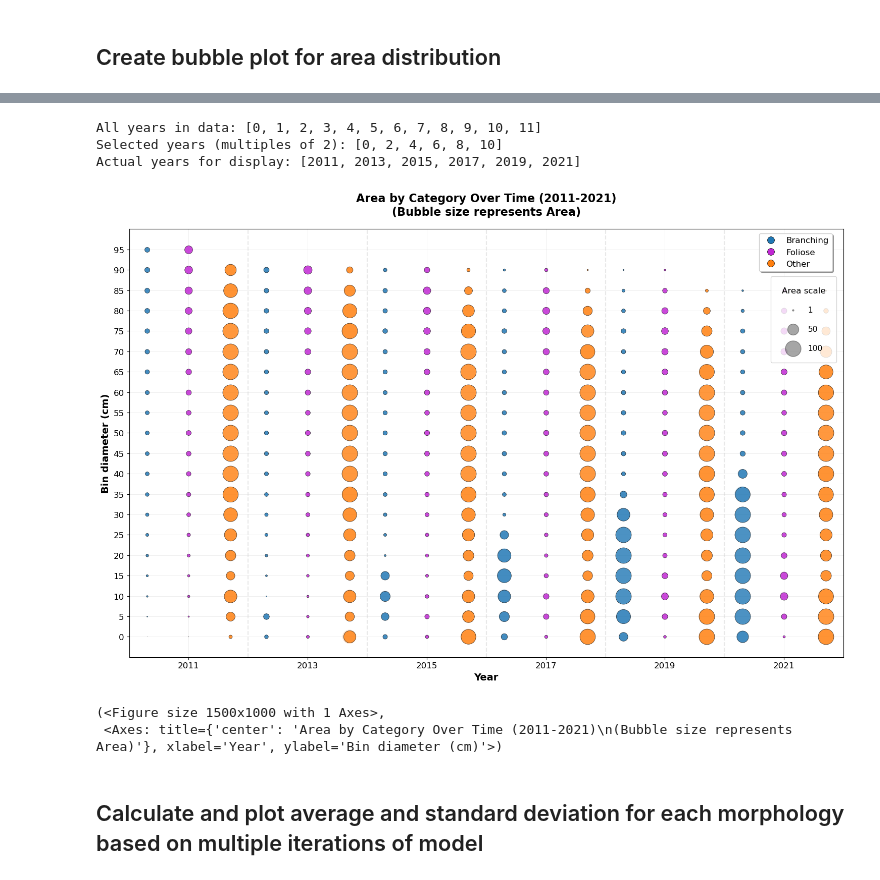
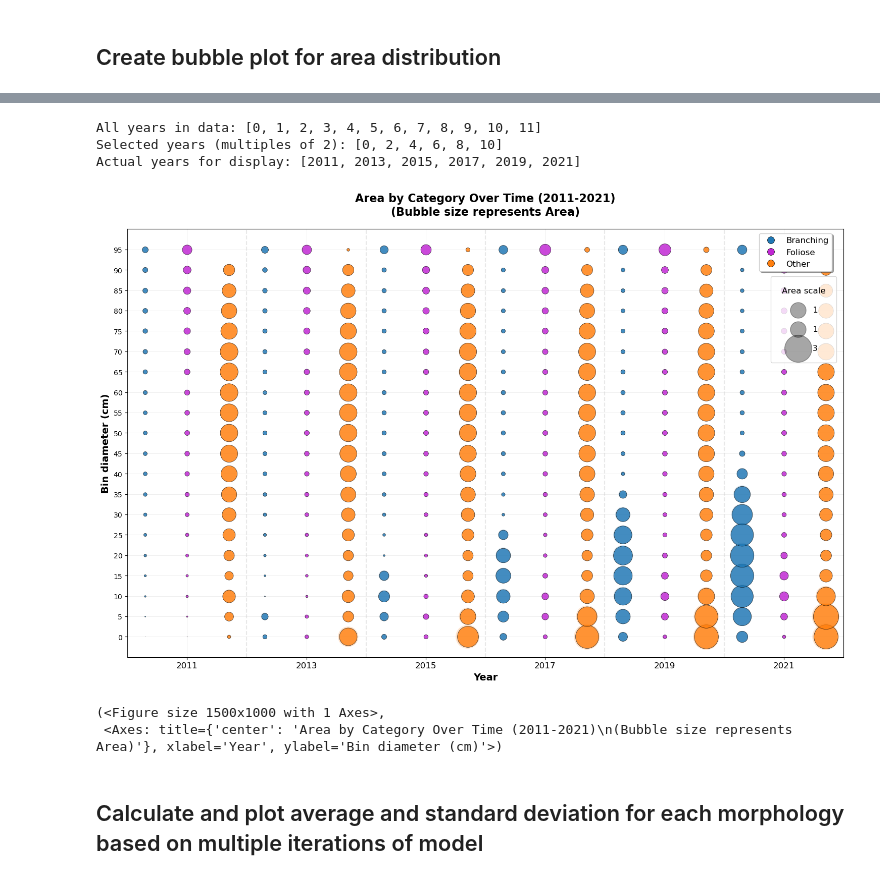
Before and after one commit to katyaov/Coral-Model-Public, a Jupyter notebook: 4.1 Myrmidon Happy reef/Coral_model.ipynb, the cells around one changed output, grey strips where cells are left out. Saved outputs shown, nothing was run; the diff lists cells and outputs as text; code cells hidden in the pictures.

```diff
--- a/4.1 Myrmidon Happy reef/Coral_model.ipynb
+++ b/4.1 Myrmidon Happy reef/Coral_model.ipynb
@@ -339,11 +272,6 @@ display(styler)
 # %% [markdown]
 ## Run the model through a number iterations for all parameters and export results
 # %%
-#setting seed to ensure repeatability of runs
-
-np.random.seed(42)
-random.seed(42)
-
 final_df, population_results, percentage_population_results, area_results = run_model_iterations_all_parameters(100)
 
 # Create dataframes
@@ -352,7 +280,6 @@ columns = ['MG', 'Year'] + [f'Bin Diameter {d} (cm)' for d in bin_diameters]
 population_size_df = pd.DataFrame(population_results, columns=columns)
 percentage_population_size_df = pd.DataFrame(percentage_population_results, columns=columns)
 area_df = pd.DataFrame(area_results, columns=columns)
-area_df.iloc[:, 2:] = (area_df.iloc[:, 2:] * 100).clip(upper=100)
 
 # Print the dataframes - hash these out if you don't want to see them
 print("Final DataFrame")
@@ -377,7 +304,7 @@ graph_dir_t = r'output/tables'# '20250808_01_all_results.xlsx'
 # fname = '20250808_01_all_results.xlsx'  # if you need this
 path = os.path.join(graph_dir_t, fname)
 
-# FIX: Create the directory if it doesn't exist
+# Create the directory if it doesn't exist
 os.makedirs(graph_dir_t, exist_ok=True)
 
 path   = os.path.join(graph_dir_t, fname)
@@ -600,18 +539,18 @@ Actual years for display: [2011, 2013, 2015, 2017, 2019, 2021]
 # %%
 plot_bubble_chart_from_dataframe(area_df,
                                 title = "Area",
                                 category_col="MG",
                                 year_interval=2,
-                                bubble_scale=5,
+                                bubble_scale=500,
                                 parallel_offset = 0.7,
                                 figsize=(40, 20),    # Larger plot
                                 x_spacing=0.7,       # More x-spacing
                                 y_spacing=5)         # More y-spacing
 # %% [output]
 All years in data: [0, 1, 2, 3, 4, 5, 6, 7, 8, 9, 10, 11]
 Selected years (multiples of 2): [0, 2, 4, 6, 8, 10]
 Actual years for display: [2011, 2013, 2015, 2017, 2019, 2021]
-[figure, old version]
+[figure, new version]
 (<Figure size 1500x1000 with 1 Axes>,
  <Axes: title={'center': 'Area by Category Over Time (2011-2021)\n(Bubble size represents Area)'}, xlabel='Year', ylabel='Bin diameter (cm)'>)
 # %% [markdown]
```
Also changed, not shown: parts of 26 cells of this notebook, 44 other files.
